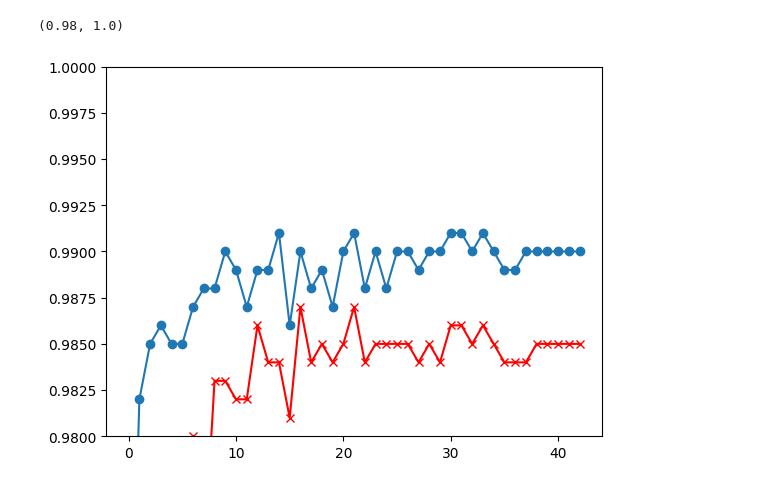
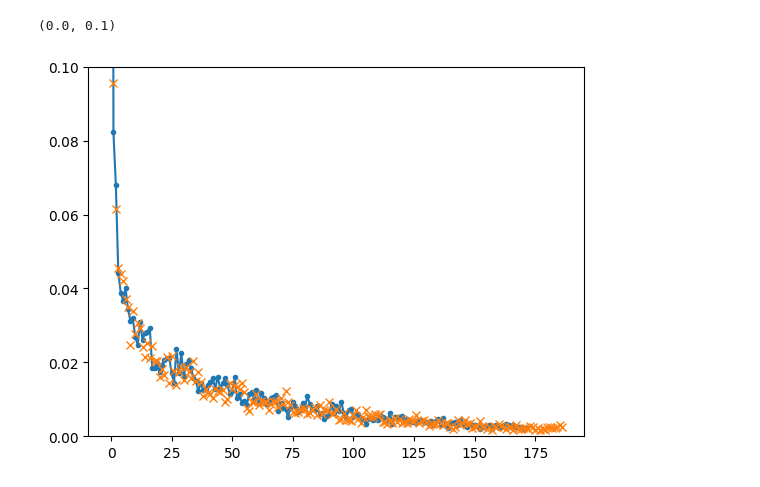
Before and after one commit to zma-wakehealth/train_wfu, a Jupyter notebook: plot_loss.ipynb, the cells around one changed output. Saved outputs shown, nothing was run; the diff lists cells and outputs as text; code cells hidden in the pictures.

```diff
--- a/plot_loss.ipynb
+++ b/plot_loss.ipynb
@@ -26,7 +20,10 @@ plt.plot(training_loss, '.-');
+# %%
+training_loss_1, eval_loss_1, name_f1_1 = extract_loss('no_balanced.txt')
+training_loss_2, eval_loss_2, name_f1_2 = extract_loss('no_balanced_biodistilbert.txt')
 # %%
-plt.plot(name_f1, 'o-');
-plt.plot(eval_loss, 'rx-');
-plt.ylim([0.98, 1.0])
+plt.plot(training_loss_1, '.-');
+plt.plot(training_loss_2, 'x')
+plt.ylim([0,0.1])
 # %% [output]
-(0.98, 1.0)
+(0.0, 0.1)
-[figure, old version]
+[figure, new version]
```
Also changed, not shown: parts of 9 cells of this notebook, 4 other files.
